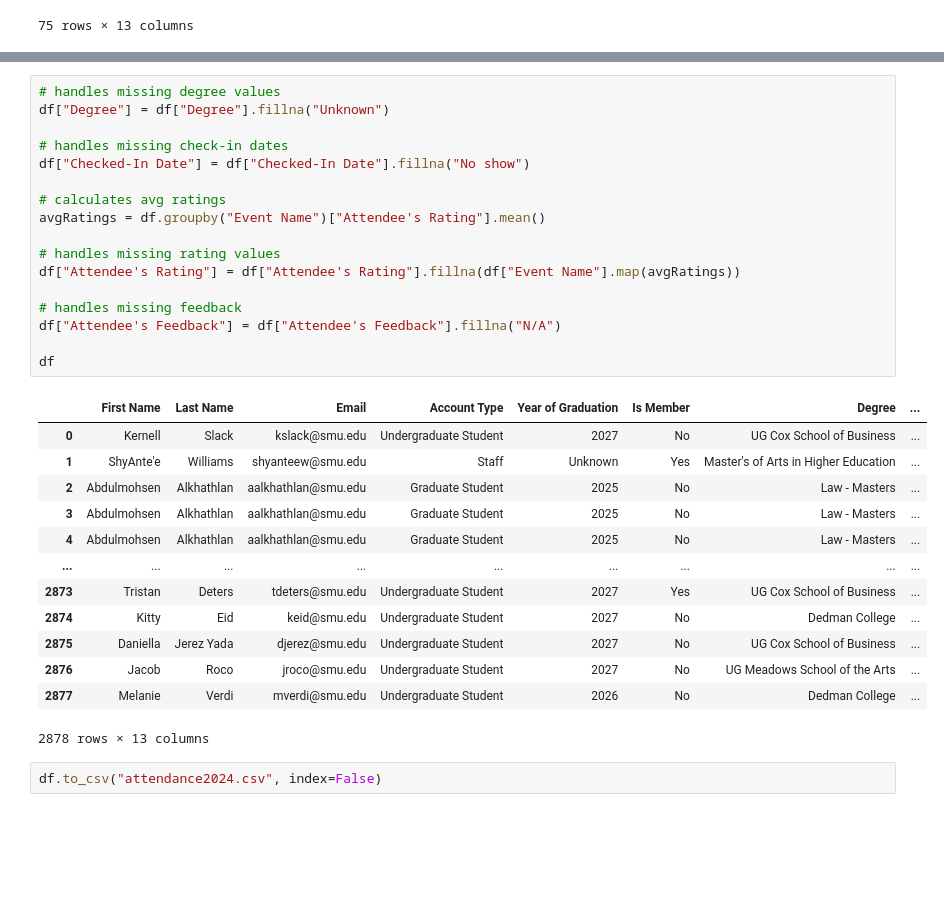
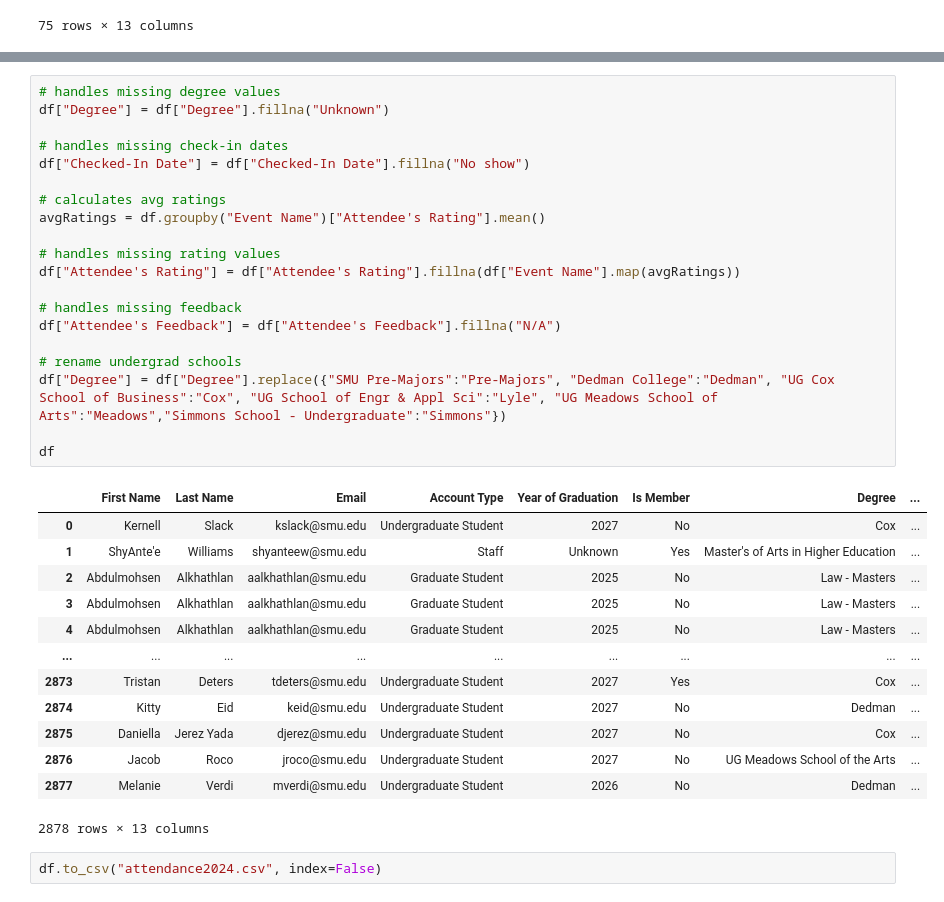
Before and after one commit to bonitadavis/PC-Data-Analysis-2024, a Jupyter notebook: Attendance Analysis.ipynb, the cells around one changed output, grey strips where cells are left out. Drawn from its saved outputs; the diff is of its cells as text; blank space fills up the shorter version.

```diff
--- a/Attendance Analysis.ipynb
+++ b/Attendance Analysis.ipynb
@@ -77,33 +77,36 @@ dtype: int64
 # %%
 # handles missing degree values
 df["Degree"] = df["Degree"].fillna("Unknown")
 
 # handles missing check-in dates
 df["Checked-In Date"] = df["Checked-In Date"].fillna("No show")
 
 # calculates avg ratings
 avgRatings = df.groupby("Event Name")["Attendee's Rating"].mean()
 
 # handles missing rating values
 df["Attendee's Rating"] = df["Attendee's Rating"].fillna(df["Event Name"].map(avgRatings))
 
 # handles missing feedback
 df["Attendee's Feedback"] = df["Attendee's Feedback"].fillna("N/A")
 
+# rename undergrad schools
+df["Degree"] = df["Degree"].replace({"SMU Pre-Majors":"Pre-Majors", "Dedman College":"Dedman", "UG Cox School of Business":"Cox", "UG School of Engr & Appl Sci":"Lyle", "UG Meadows School of Arts":"Meadows","Simmons School - Undergraduate":"Simmons"})
+
 df
 # %% [output]
 |  | First Name | Last Name | Email | Account Type | Year of Graduation | Is Member | Degree | ... |
-| 0 | Kernell | Slack | kslack@smu.edu | Undergraduate Student | 2027 | No | UG Cox School of Business | ... |
+| 0 | Kernell | Slack | kslack@smu.edu | Undergraduate Student | 2027 | No | Cox | ... |
 | 1 | ShyAnte'e | Williams | shyanteew@smu.edu | Staff | Unknown | Yes | Master's of Arts in Higher Education | ... |
 | 2 | Abdulmohsen | Alkhathlan | aalkhathlan@smu.edu | Graduate Student | 2025 | No | Law - Masters | ... |
 | 3 | Abdulmohsen | Alkhathlan | aalkhathlan@smu.edu | Graduate Student | 2025 | No | Law - Masters | ... |
 | 4 | Abdulmohsen | Alkhathlan | aalkhathlan@smu.edu | Graduate Student | 2025 | No | Law - Masters | ... |
 | ... | ... | ... | ... | ... | ... | ... | ... | ... |
-| 2873 | Tristan | Deters | tdeters@smu.edu | Undergraduate Student | 2027 | Yes | UG Cox School of Business | ... |
-| 2874 | Kitty | Eid | keid@smu.edu | Undergraduate Student | 2027 | No | Dedman College | ... |
-| 2875 | Daniella | Jerez Yada | djerez@smu.edu | Undergraduate Student | 2027 | No | UG Cox School of Business | ... |
+| 2873 | Tristan | Deters | tdeters@smu.edu | Undergraduate Student | 2027 | Yes | Cox | ... |
+| 2874 | Kitty | Eid | keid@smu.edu | Undergraduate Student | 2027 | No | Dedman | ... |
+| 2875 | Daniella | Jerez Yada | djerez@smu.edu | Undergraduate Student | 2027 | No | Cox | ... |
 | 2876 | Jacob | Roco | jroco@smu.edu | Undergraduate Student | 2027 | No | UG Meadows School of the Arts | ... |
-| 2877 | Melanie | Verdi | mverdi@smu.edu | Undergraduate Student | 2026 | No | Dedman College | ... |
+| 2877 | Melanie | Verdi | mverdi@smu.edu | Undergraduate Student | 2026 | No | Dedman | ... |
 2878 rows × 13 columns
 # %%
 df.to_csv("attendance2024.csv", index=False)
```
Also changed, not shown: parts of 2 cells of this notebook, 2 other files.
